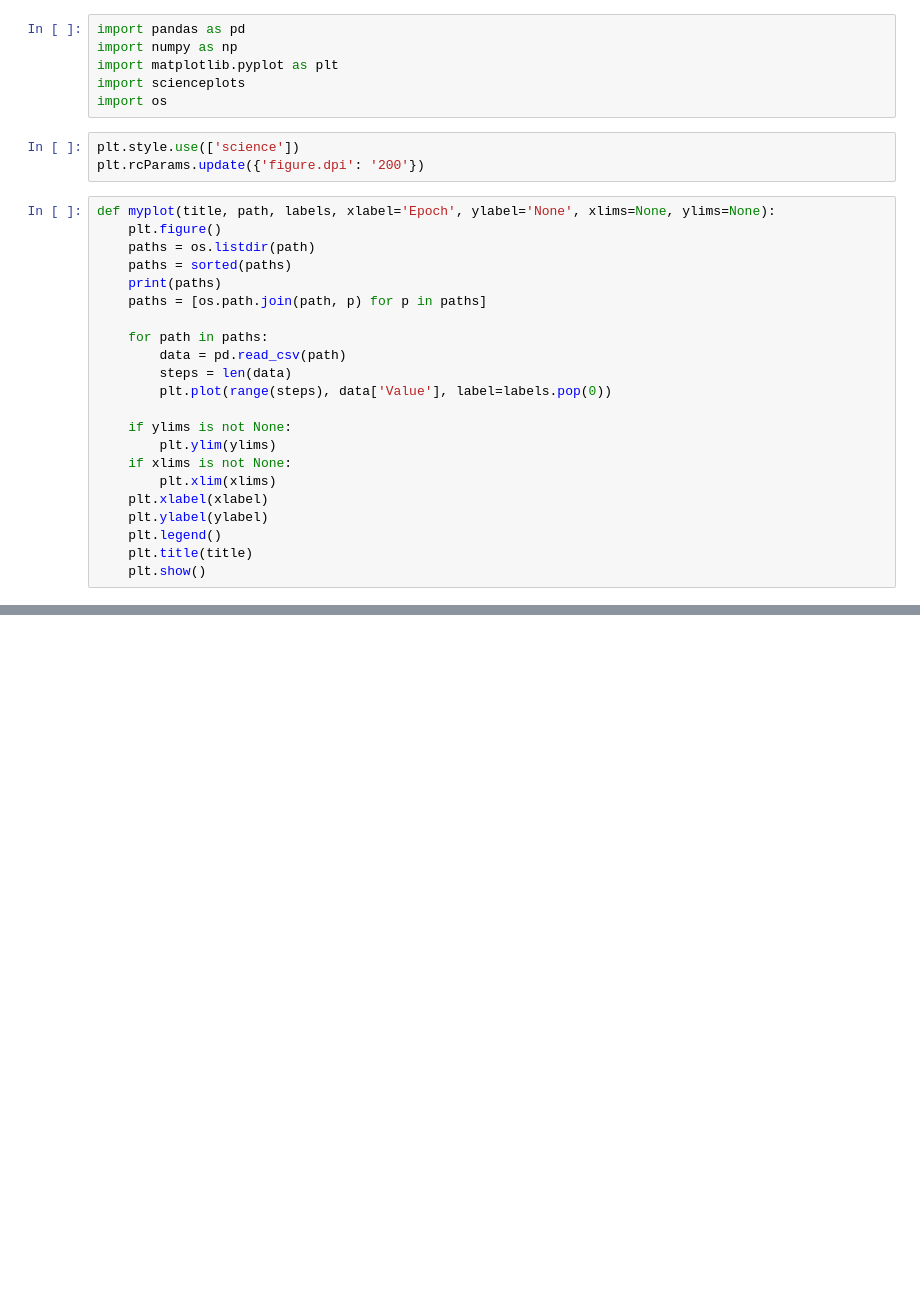
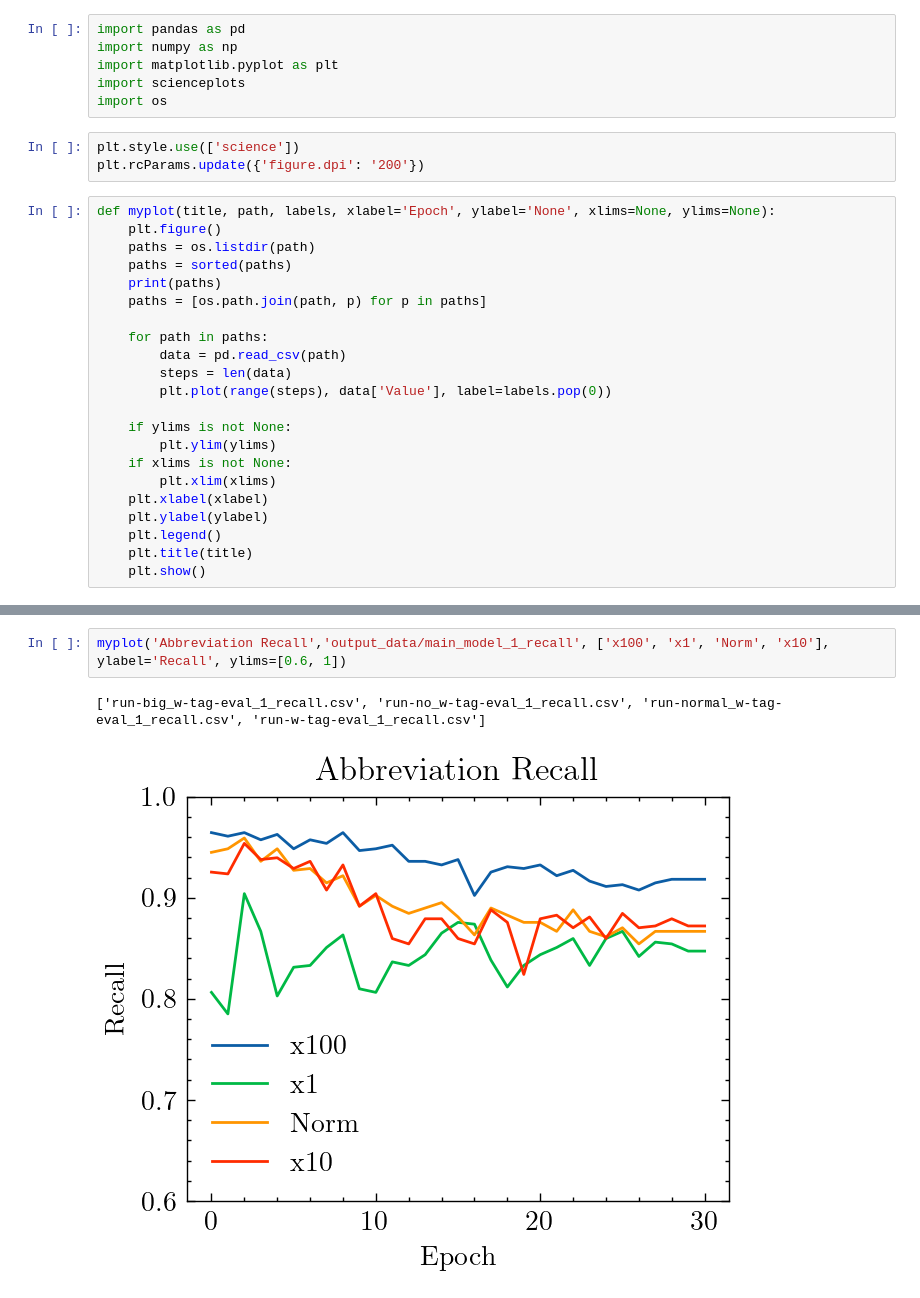
Before and after one commit to antoineedy/NLP-individual-courwework, a Jupyter notebook: generate_plots.ipynb, the cells around one changed output, grey strips where cells are left out. Drawn from its saved outputs; the diff is of its cells as text; blank space fills up the shorter version.

```diff
--- a/generate_plots.ipynb
+++ b/generate_plots.ipynb
@@ -36,0 +42,5 @@ myplot('Macro F1 score','output_data/main_model', ['big', 'no', 'normal', 'w'],
+# %%
+myplot('Abbreviation Recall','output_data/main_model_1_recall', ['x100', 'x1', 'Norm', 'x10'], ylabel='Recall', ylims=[0.6, 1])
+# %% [output]
+['run-big_w-tag-eval_1_recall.csv', 'run-no_w-tag-eval_1_recall.csv', 'run-normal_w-tag-eval_1_recall.csv', 'run-w-tag-eval_1_recall.csv']
+[figure, added]
```
Also changed, not shown: parts of 2 cells of this notebook, 36 other files.
